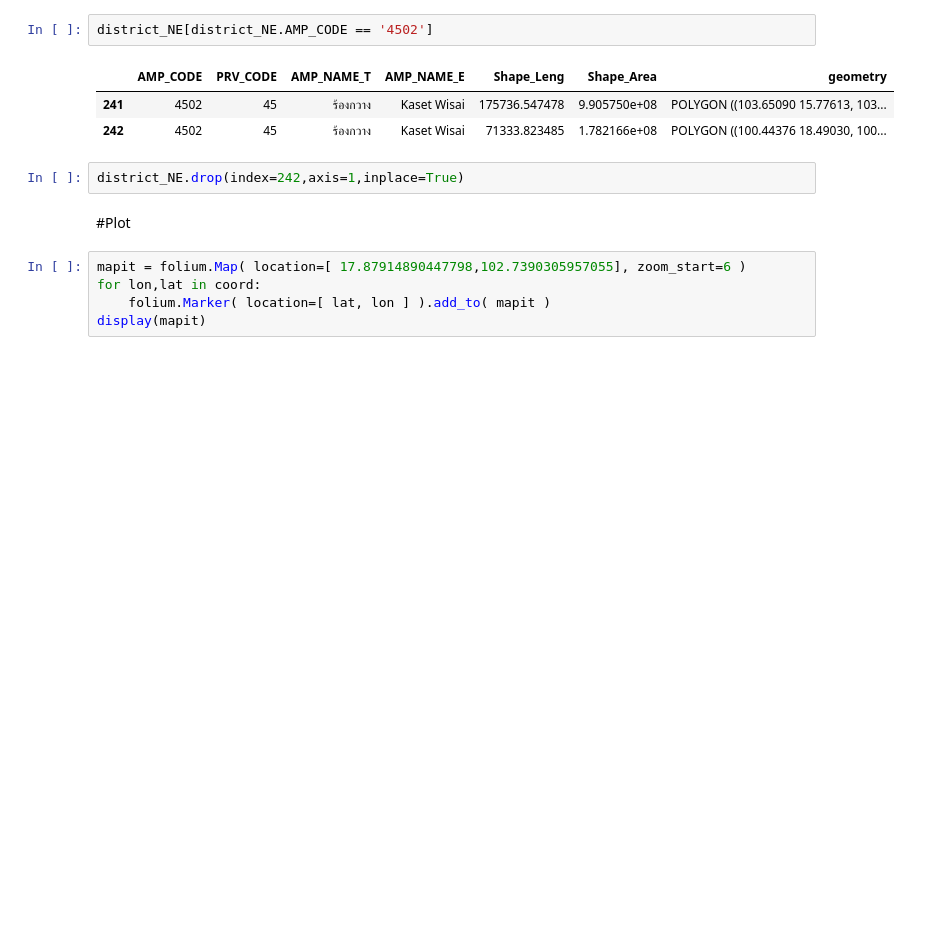
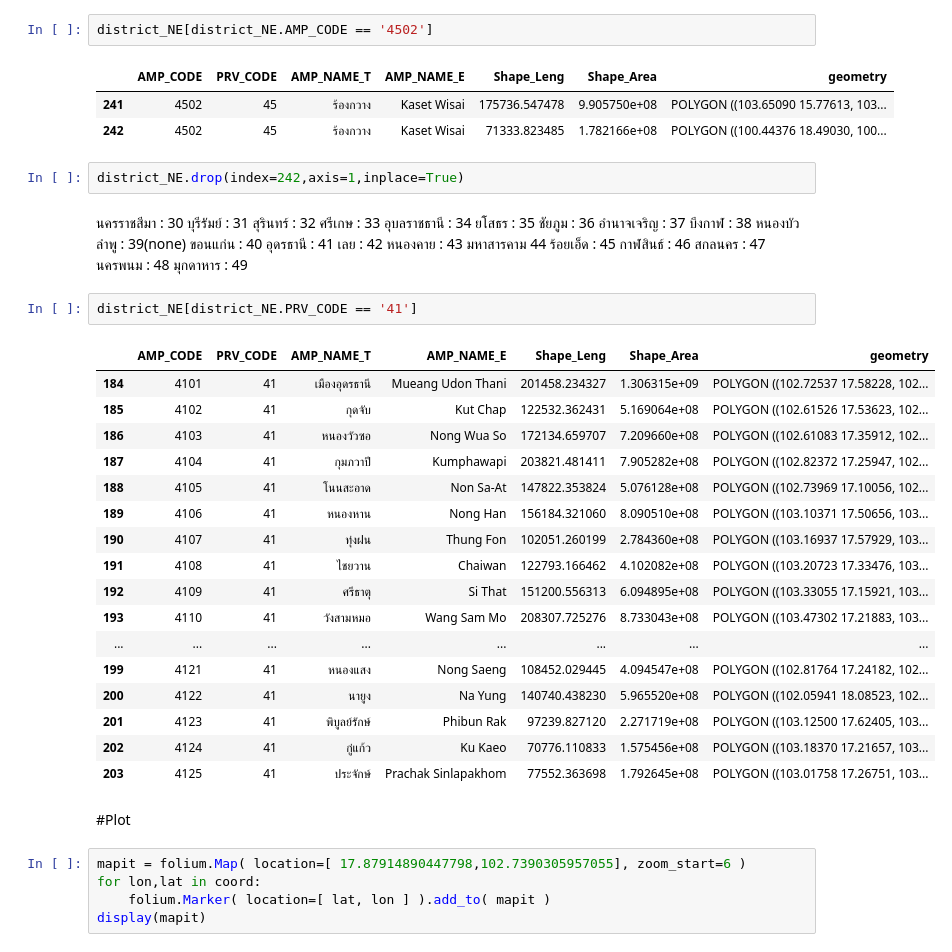
Before and after one commit to myNameIsPK/route_prediction, a Jupyter notebook: phase1/1.2/district_filterRoad.ipynb, the cells around one changed output. Saved outputs shown, nothing was run; the diff lists cells and outputs as text; blank space fills up the shorter version.

Commit message:
coord chack in district

```diff
--- a/phase1/1.2/district_filterRoad.ipynb
+++ b/phase1/1.2/district_filterRoad.ipynb
@@ -233,6 +233,47 @@ district_NE[district_NE.AMP_CODE == '4502']
 | 242 | 4502 | 45 | ร้องกวาง | Kaset Wisai | 71333.823485 | 1.782166e+08 | POLYGON ((100.44376 18.49030, 100... |
 # %%
 district_NE.drop(index=242,axis=1,inplace=True)
+# %% [markdown]
+นครราชสีมา : 30
+บุรีรัมย์ : 31
+สุรินทร์ : 32
+ศรีเกษ : 33
+อุบลราชธานี : 34
+ยโสธร : 35
+ชัยภูม : 36
+อำนาจเจริญ : 37
+บึงกาฬ : 38
+หนองบัวลำพู : 39(none)
+ขอนแก่น : 40
+อุดรธานี : 41
+เลย : 42
+หนองคาย : 43
+มหาสารคาม 44
+ร้อยเอ็ด : 45
+กาฬสินธ์ : 46
+สกลนคร : 47
+นครพนม : 48
+มุกดาหาร : 49
+# %%
+district_NE[district_NE.PRV_CODE == '41']
+# %% [output]
+|  | AMP_CODE | PRV_CODE | AMP_NAME_T | AMP_NAME_E | Shape_Leng | Shape_Area | geometry |
+| 184 | 4101 | 41 | เมืองอุดรธานี | Mueang Udon Thani | 201458.234327 | 1.306315e+09 | POLYGON ((102.72537 17.58228, 102... |
+| 185 | 4102 | 41 | กุดจับ | Kut Chap | 122532.362431 | 5.169064e+08 | POLYGON ((102.61526 17.53623, 102... |
+| 186 | 4103 | 41 | หนองวัวซอ | Nong Wua So | 172134.659707 | 7.209660e+08 | POLYGON ((102.61083 17.35912, 102... |
+| 187 | 4104 | 41 | กุมภวาปี | Kumphawapi | 203821.481411 | 7.905282e+08 | POLYGON ((102.82372 17.25947, 102... |
+| 188 | 4105 | 41 | โนนสะอาด | Non Sa-At | 147822.353824 | 5.076128e+08 | POLYGON ((102.73969 17.10056, 102... |
+| 189 | 4106 | 41 | หนองหาน | Nong Han | 156184.321060 | 8.090510e+08 | POLYGON ((103.10371 17.50656, 103... |
+| 190 | 4107 | 41 | ทุ่งฝน | Thung Fon | 102051.260199 | 2.784360e+08 | POLYGON ((103.16937 17.57929, 103... |
+| 191 | 4108 | 41 | ไชยวาน | Chaiwan | 122793.166462 | 4.102082e+08 | POLYGON ((103.20723 17.33476, 103... |
+| 192 | 4109 | 41 | ศรีธาตุ | Si That | 151200.556313 | 6.094895e+08 | POLYGON ((103.33055 17.15921, 103... |
+| 193 | 4110 | 41 | วังสามหมอ | Wang Sam Mo | 208307.725276 | 8.733043e+08 | POLYGON ((103.47302 17.21883, 103... |
+| ... | ... | ... | ... | ... | ... | ... | ... |
+| 199 | 4121 | 41 | หนองแสง | Nong Saeng | 108452.029445 | 4.094547e+08 | POLYGON ((102.81764 17.24182, 102... |
+| 200 | 4122 | 41 | นายูง | Na Yung | 140740.438230 | 5.965520e+08 | POLYGON ((102.05941 18.08523, 102... |
+| 201 | 4123 | 41 | พิบูลย์รักษ์ | Phibun Rak | 97239.827120 | 2.271719e+08 | POLYGON ((103.12500 17.62405, 103... |
+| 202 | 4124 | 41 | กู่แก้ว | Ku Kaeo | 70776.110833 | 1.575456e+08 | POLYGON ((103.18370 17.21657, 103... |
+| 203 | 4125 | 41 | ประจักษ์ | Prachak Sinlapakhom | 77552.363698 | 1.792645e+08 | POLYGON ((103.01758 17.26751, 103... |
 # %% [markdown]
 #Plot
 # %%
```
Also changed, not shown: parts of 12 cells of this notebook.
